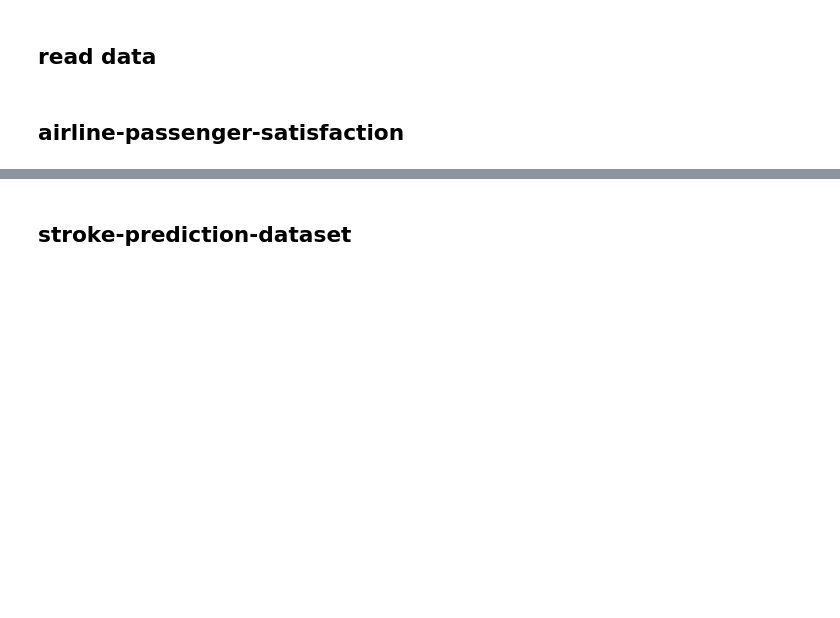
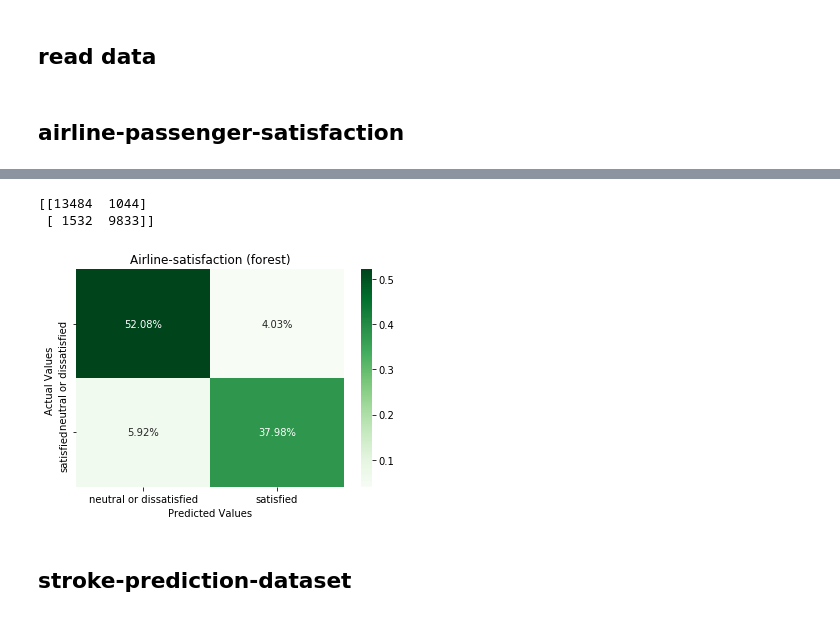
Before and after one commit to kusmierz2021/UMA, a Jupyter notebook: preprepared_solutions.ipynb, the cells around one changed output, grey strips where cells are left out. Cells and saved outputs as stored; diff of their text form; code cells hidden in the pictures; blank space fills up the shorter version.

```diff
--- a/preprepared_solutions.ipynb
+++ b/preprepared_solutions.ipynb
@@ -81,31 +78,35 @@ plt.show()
 # %%
 
 forest_airline_passenger_satisfaction = RandomForestClassifier(max_depth=4)
 forest_airline_passenger_satisfaction.fit(train_df, y_train)
 
 # metrics.plot_roc_curve(forest_airline_passenger_satisfaction, test_df, y_test)
 predicted = forest_airline_passenger_satisfaction.predict(test_df)
 
 proper = y_test
-conf_matrix = confusion_matrix(proper, predicted)
+conf_matrix = metrics.confusion_matrix(proper, predicted)
 
 print(conf_matrix)
 
 
 
 ax = sns.heatmap(conf_matrix/np.sum(conf_matrix), annot=True, fmt='.2%', cmap='Greens')
 
 ax.set_title('Airline-satisfaction (forest)')
 ax.set_xlabel('Predicted Values')
 ax.set_ylabel('Actual Values ')
 
 ## Ticket labels - List must be in alphabetical order
 labels = ['neutral or dissatisfied', 'satisfied']
 ax.xaxis.set_ticklabels(labels)
 ax.yaxis.set_ticklabels(labels)
 
 ## Display the visualization of the Confusion Matrix.
 plt.show()
+# %% [output]
+[[13484  1044]
+ [ 1532  9833]]
+[figure, added]
 # %% [markdown]
 ## stroke-prediction-dataset
 # %%
```
Also changed, not shown: parts of 14 cells of this notebook.
